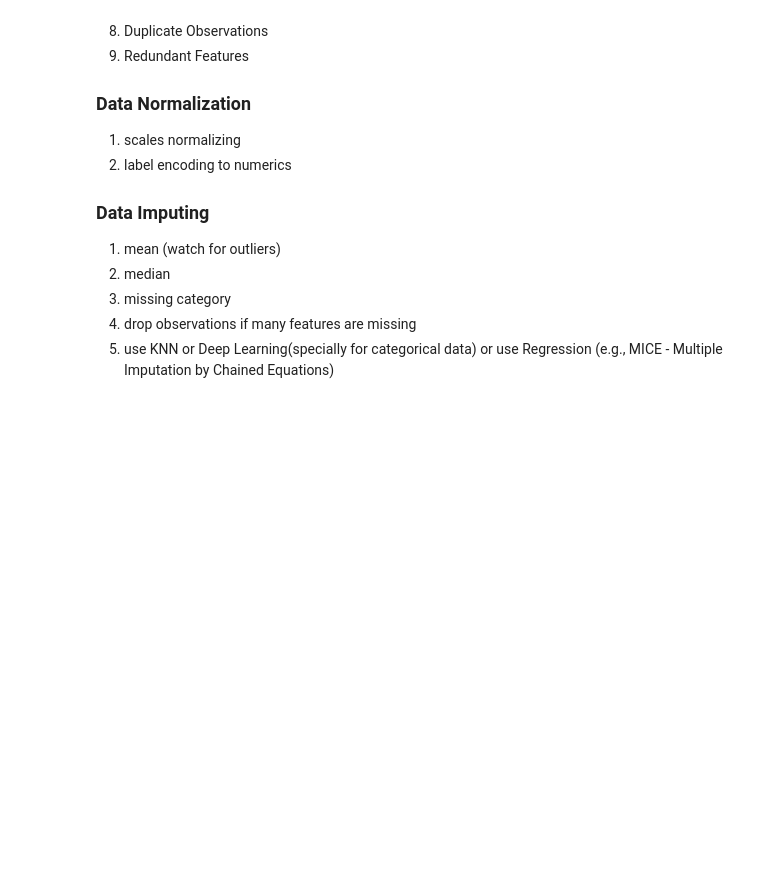
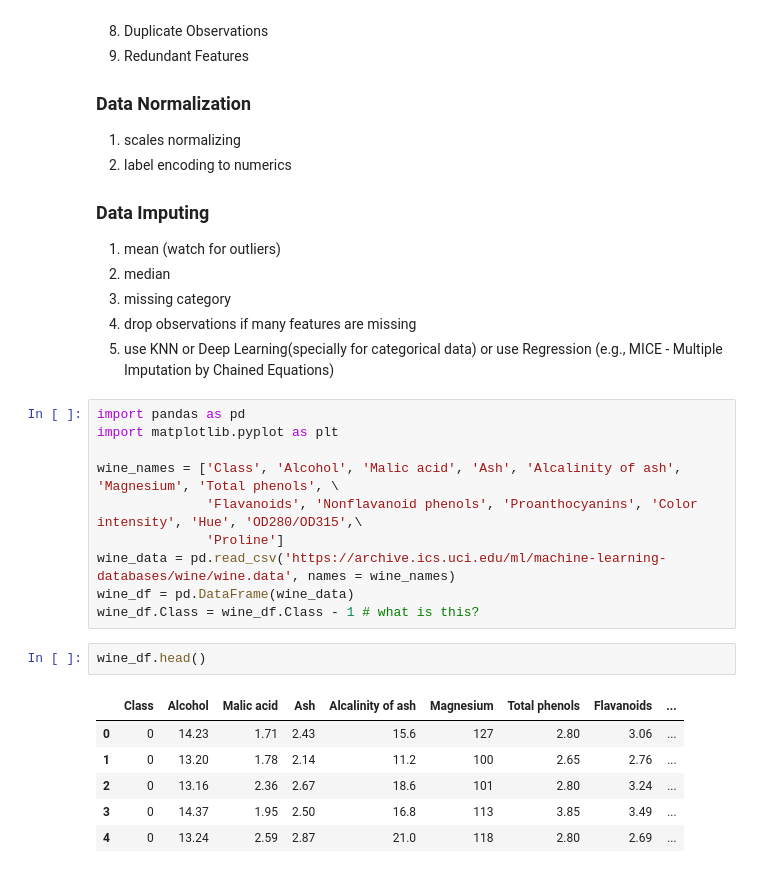
Before and after one commit to shekaroppo/python-training, a Jupyter notebook: py3-machine-learning.ipynb, the cells around one changed output. Cells and saved outputs as stored; diff of their text form; blank space fills up the shorter version.

```diff
--- a/py3-machine-learning.ipynb
+++ b/py3-machine-learning.ipynb
@@ -614,3 +614,22 @@ scores = cross_val_score(svmc, iris.data, iris.target, cv=5)
 3. missing category
 4. drop observations if many features are missing
 5. use KNN or Deep Learning(specially for categorical data) or use Regression (e.g., MICE - Multiple Imputation by Chained Equations)
+# %%
+import pandas as pd
+import matplotlib.pyplot as plt
+
+wine_names = ['Class', 'Alcohol', 'Malic acid', 'Ash', 'Alcalinity of ash', 'Magnesium', 'Total phenols', \
+              'Flavanoids', 'Nonflavanoid phenols', 'Proanthocyanins', 'Color intensity', 'Hue', 'OD280/OD315',\
+              'Proline']
+wine_data = pd.read_csv('https://archive.ics.uci.edu/ml/machine-learning-databases/wine/wine.data', names = wine_names)
+wine_df = pd.DataFrame(wine_data)
+wine_df.Class = wine_df.Class - 1 # what is this?
+# %%
+wine_df.head()
+# %% [output]
+|  | Class | Alcohol | Malic acid | Ash | Alcalinity of ash | Magnesium | Total phenols | Flavanoids | ... |
+| 0 | 0 | 14.23 | 1.71 | 2.43 | 15.6 | 127 | 2.80 | 3.06 | ... |
+| 1 | 0 | 13.20 | 1.78 | 2.14 | 11.2 | 100 | 2.65 | 2.76 | ... |
+| 2 | 0 | 13.16 | 2.36 | 2.67 | 18.6 | 101 | 2.80 | 3.24 | ... |
+| 3 | 0 | 14.37 | 1.95 | 2.50 | 16.8 | 113 | 3.85 | 3.49 | ... |
+| 4 | 0 | 13.24 | 2.59 | 2.87 | 21.0 | 118 | 2.80 | 2.69 | ... |
```
Also changed, not shown: parts of 12 cells of this notebook, 2 other files.
